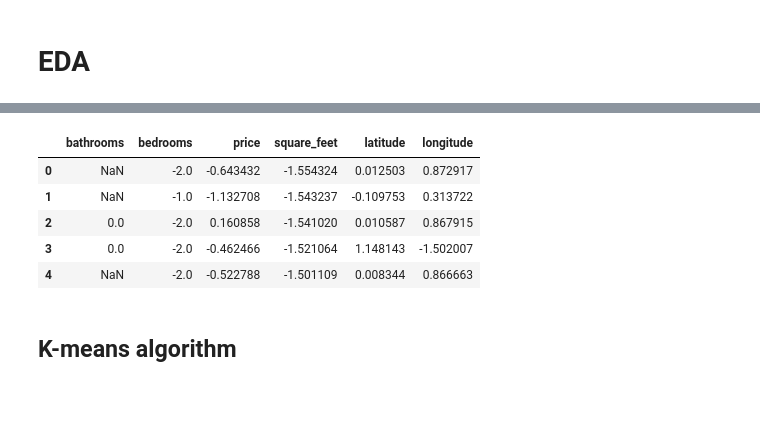
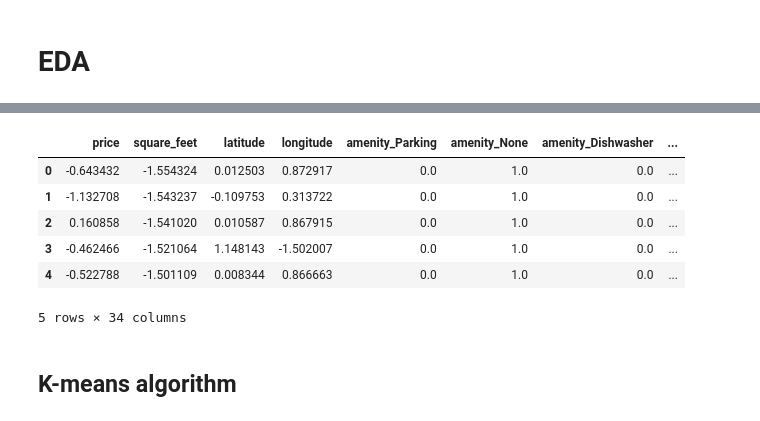
Before and after one commit to Clem-prog/AFL2-ML, a Jupyter notebook: AFL2_ML.ipynb, the cells around one changed output, grey strips where cells are left out. Drawn from its saved outputs; the diff is of its cells as text; code cells hidden in the pictures.

```diff
--- a/AFL2_ML.ipynb
+++ b/AFL2_ML.ipynb
@@ -73,7 +74,7 @@ source              0
 time                0
 dtype: int64
 # %%
-cols_to_drop = ['id', 'title', 'body', 'address', 'currency', 'fee', 'category', 'price_type', 'price_display', 'cityname', 'state', 'source', 'has_photo', 'time', 'amenities', 'pets_allowed']
+cols_to_drop = ['id', 'title', 'body', 'address', 'currency', 'fee', 'category', 'price_type', 'price_display', 'cityname', 'state', 'has_photo', 'time', 'bathrooms', 'bedrooms']
 rent_df.drop(columns=cols_to_drop, inplace=True, errors='ignore')
 rent_df.head()
 # %% [output]
@@ -85,0 +87,22 @@ rent_df.head()
+# %%
+# Fill NaN values in 'amenities' with empty strings
+rent_df['amenities'] = rent_df['amenities'].fillna(' ')
+
+# Get counts of ALL individual amenities across the dataset
+amenity_counts = Counter()
+rent_df['amenities'].str.split(',').apply(amenity_counts.update)
+
+# Select the Top 15 most common amenities
+top_n = 15
+top_amenities = [amenity for amenity, count in amenity_counts.most_common(top_n)]
+
+# Create new binary columns for each top amenity (0 and 1 values)
+for amenity in top_amenities:
+    rent_df[f'amenity_{amenity}'] = rent_df['amenities'].str.contains(amenity, case=False, na=False).astype(int)
+
+#Drop the original amenities column
+rent_df_engineered = rent_df.drop(columns=['amenities'])
+# %%
+# One-hot encode source and pets_allowed columns
+rent_df_encoded = pd.get_dummies(rent_df_engineered, columns=['source', 'pets_allowed'], dtype=int)
+rent_df_encoded.head()
@@ -103,16 +152,17 @@ for col in num_cols:
 # %%
 # scale dataset with Robust Scaler
 from sklearn.preprocessing import RobustScaler
 scaler = RobustScaler()
-scaled_data = scaler.fit_transform(rent_df)
-scaled_df = pd.DataFrame(scaled_data,columns=rent_df.columns)
+scaled_data = scaler.fit_transform(rent_df_encoded)
+scaled_df = pd.DataFrame(scaled_data,columns=rent_df_encoded.columns)
 scaled_df.head()
 # %% [output]
-|  | bathrooms | bedrooms | price | square_feet | latitude | longitude |
-| 0 | NaN | -2.0 | -0.643432 | -1.554324 | 0.012503 | 0.872917 |
-| 1 | NaN | -1.0 | -1.132708 | -1.543237 | -0.109753 | 0.313722 |
-| 2 | 0.0 | -2.0 | 0.160858 | -1.541020 | 0.010587 | 0.867915 |
-| 3 | 0.0 | -2.0 | -0.462466 | -1.521064 | 1.148143 | -1.502007 |
-| 4 | NaN | -2.0 | -0.522788 | -1.501109 | 0.008344 | 0.866663 |
+|  | price | square_feet | latitude | longitude | amenity_Parking | amenity_None | amenity_Dishwasher | ... |
+| 0 | -0.643432 | -1.554324 | 0.012503 | 0.872917 | 0.0 | 1.0 | 0.0 | ... |
+| 1 | -1.132708 | -1.543237 | -0.109753 | 0.313722 | 0.0 | 1.0 | 0.0 | ... |
+| 2 | 0.160858 | -1.541020 | 0.010587 | 0.867915 | 0.0 | 1.0 | 0.0 | ... |
+| 3 | -0.462466 | -1.521064 | 1.148143 | -1.502007 | 0.0 | 1.0 | 0.0 | ... |
+| 4 | -0.522788 | -1.501109 | 0.008344 | 0.866663 | 0.0 | 1.0 | 0.0 | ... |
+5 rows × 34 columns
 # %% [markdown]
 ## K-means algorithm
```
Also changed, not shown: parts of 6 cells of this notebook.
